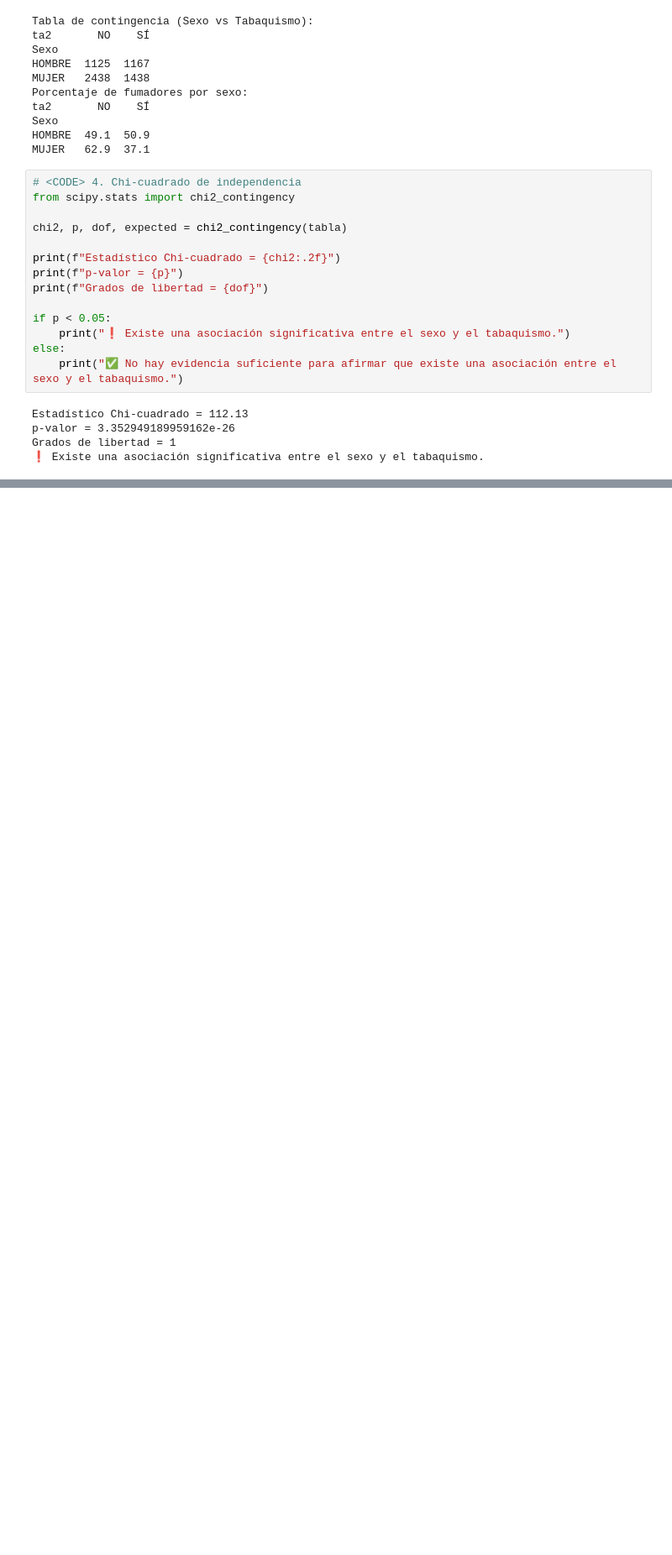
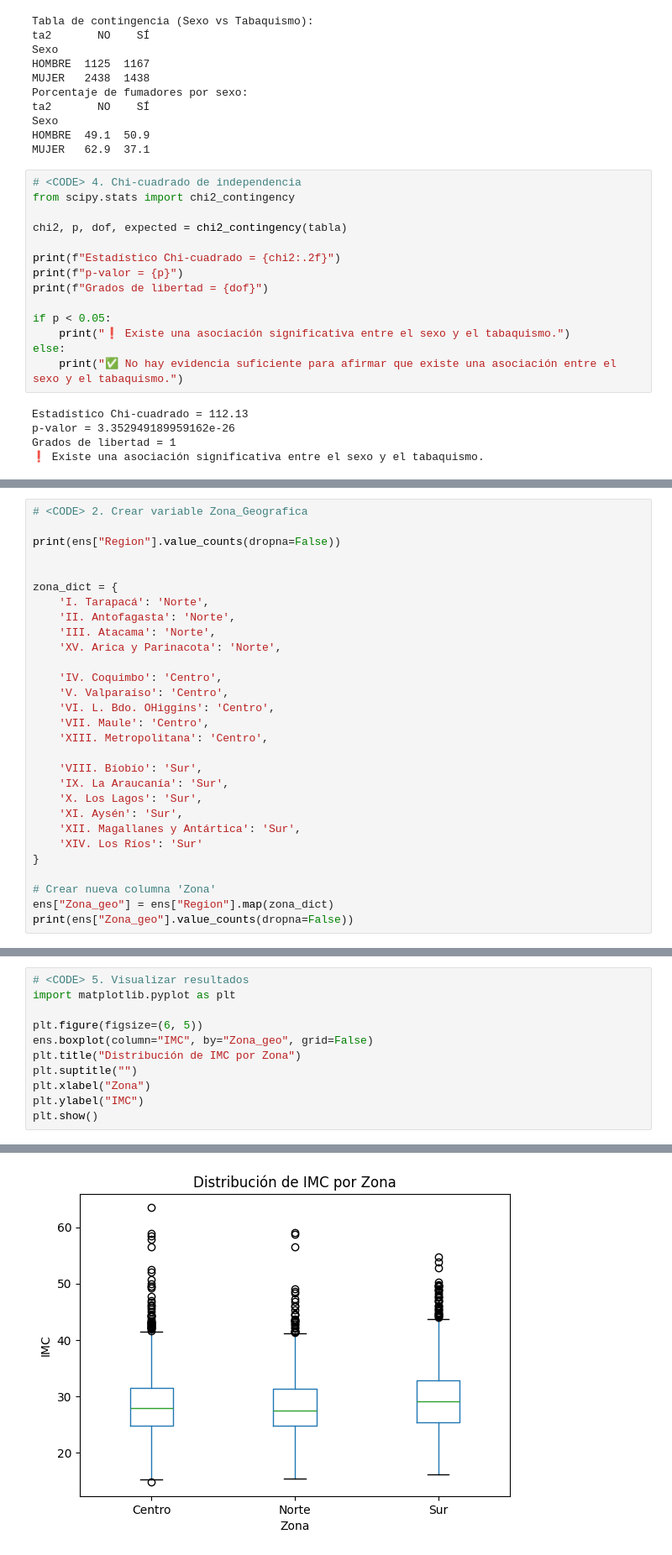
Before and after one commit to iHealthInstitute/Talleres_Diplomado_iHealth, a Jupyter notebook: curso_2/test_de_hipotesis_solution.ipynb, the cells around one changed output, grey strips where cells are left out. Shown at 84% size. Saved outputs shown, nothing was run; the diff lists cells and outputs as text; blank space fills up the shorter version.

```diff
--- a/curso_2/test_de_hipotesis_solution.ipynb
+++ b/curso_2/test_de_hipotesis_solution.ipynb
@@ -553,0 +586,29 @@ Grados de libertad = 1
+# %%
+# <CODE> 2. Crear variable Zona_Geografica
+
+print(ens["Region"].value_counts(dropna=False))
+
+
+zona_dict = {
+    'I. Tarapacá': 'Norte',
+    'II. Antofagasta': 'Norte',
+    'III. Atacama': 'Norte',
+    'XV. Arica y Parinacota': 'Norte',
+
+    'IV. Coquimbo': 'Centro',
+    'V. Valparaíso': 'Centro',
+    'VI. L. Bdo. OHiggins': 'Centro',
+    'VII. Maule': 'Centro',
+    'XIII. Metropolitana': 'Centro',
+
+    'VIII. Bíobío': 'Sur',
+    'IX. La Araucanía': 'Sur',
+    'X. Los Lagos': 'Sur',
+    'XI. Aysén': 'Sur',
+    'XII. Magallanes y Antártica': 'Sur',
+    'XIV. Los Ríos': 'Sur'
+}
+
+# Crear nueva columna 'Zona'
+ens["Zona_geo"] = ens["Region"].map(zona_dict)
+print(ens["Zona_geo"].value_counts(dropna=False))
@@ -553,0 +666,12 @@ Grados de libertad = 1
+# %%
+# <CODE> 5. Visualizar resultados
+import matplotlib.pyplot as plt
+
+plt.figure(figsize=(6, 5))
+ens.boxplot(column="IMC", by="Zona_geo", grid=False)
+plt.title("Distribución de IMC por Zona")
+plt.suptitle("")
+plt.xlabel("Zona")
+plt.ylabel("IMC")
+plt.show()
+# %% [output]
@@ -553,0 +679 @@ Grados de libertad = 1
+[figure, added]
```
Also changed, not shown: parts of 13 cells of this notebook.
